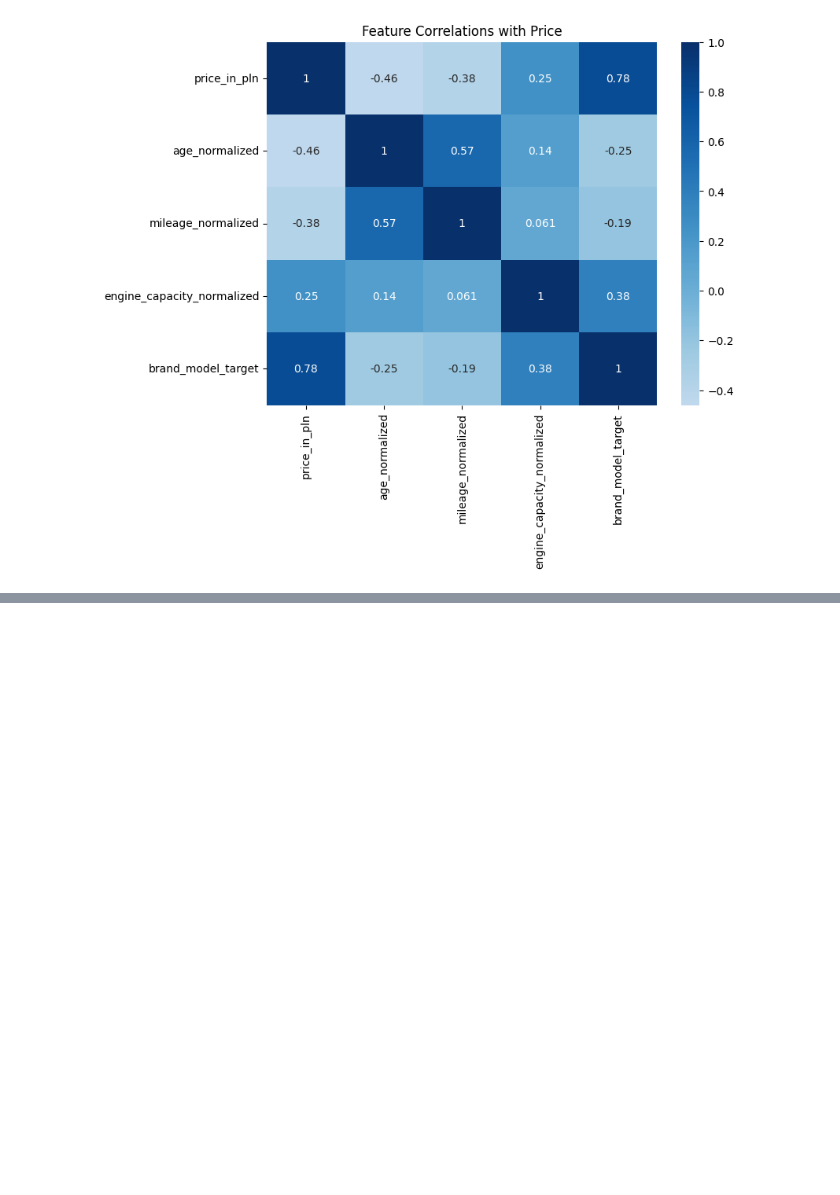
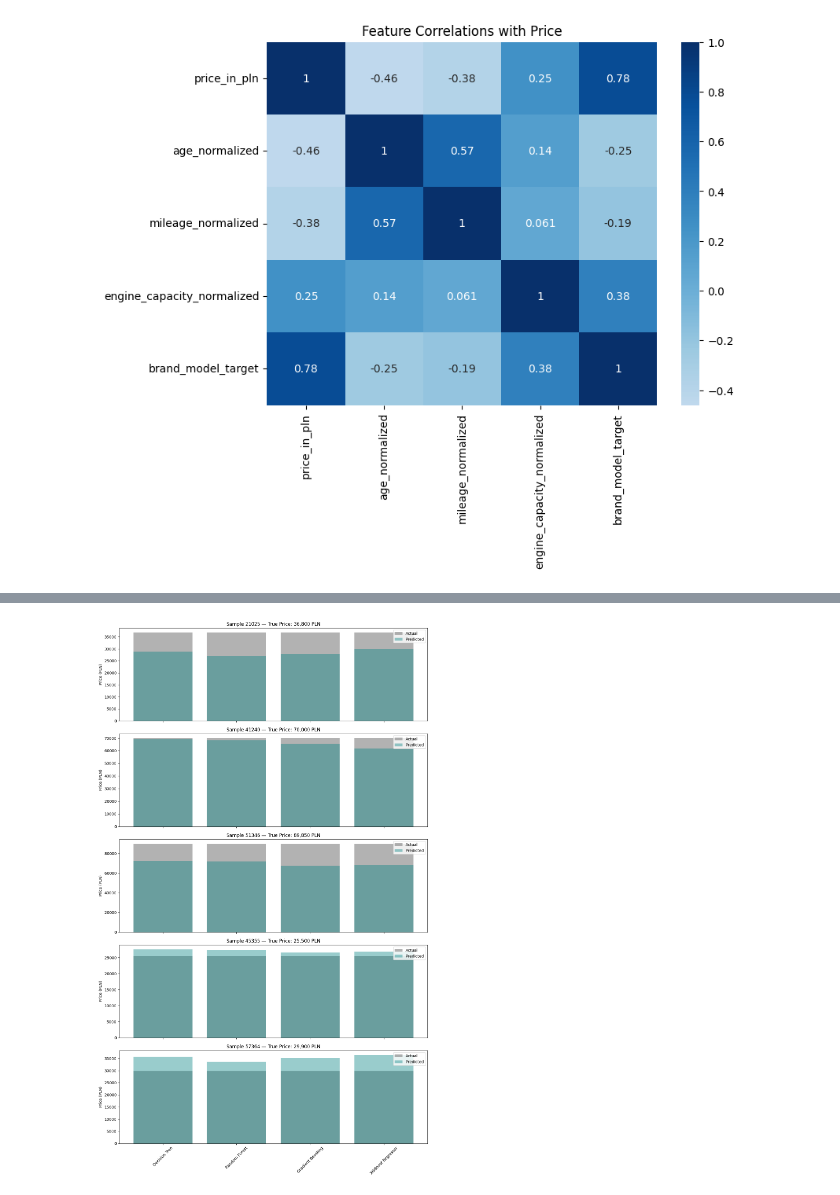
Before and after one commit to andreaalboni/Machine-Learning-Exam, a Jupyter notebook: exam.ipynb, the cells around one changed output, grey strips where cells are left out. Saved outputs shown, nothing was run; the diff lists cells and outputs as text; code cells hidden in the pictures; blank space fills up the shorter version.

```diff
--- a/exam.ipynb
+++ b/exam.ipynb
@@ -533,0 +542,66 @@ Model Performance Summary:
+# %%
+from joblib import load
+
+# Number of test samples to compare
+n_samples = 5
+
+# Randomly select samples from the test set
+random_indices = test_df.sample(n=n_samples, random_state=np.random.randint(0, 10000)).index
+x_samples = test_df.loc[random_indices]
+y_samples = y_test.loc[random_indices]
+
+# Store prediction results
+comparison_data = []
+
+# Loop through all models and make predictions
+for model_key, model_info in models.items():
+    model_name = model_info['name']
+    model_path = f"model_weights/{model_key}_model.joblib"
+
+    try:
+        model = load(model_path)
+        y_preds = model.predict(x_samples)
+
+        for i, idx in enumerate(random_indices):
+            comparison_data.append({
+                'model': model_name,
+                'sample_index': idx,
+                'actual_price': round(y_samples.loc[idx], 2),
+                'predicted_price': round(y_preds[i], 2),
+                'error': round(y_preds[i] - y_samples.loc[idx], 2)
+            })
+
+    except Exception as e:
+        print(f"Error loading model {model_key}: {e}")
+
+# Create a comparison DataFrame
+comparison_df = pd.DataFrame(comparison_data)
+
+# --- Visualization: Bar chart per sample ---
+fig, axes = plt.subplots(n_samples, 1, figsize=(12, 4 * n_samples), sharex=True)
+
+for i, idx in enumerate(random_indices):
+    ax = axes[i]
+    sample_data = comparison_df[comparison_df['sample_index'] == idx]
+
+    # Actual vs predicted bars
+    ax.bar(sample_data['model'], sample_data['actual_price'], label='Actual', alpha=0.6, color='gray')
+    ax.bar(sample_data['model'], sample_data['predicted_price'], label='Predicted', alpha=0.4, color='teal')
+
+    ax.set_title(f"Sample {idx} — True Price: {y_samples.loc[idx]:,.0f} PLN")
+    ax.set_ylabel("Price (PLN)")
+    ax.legend()
+
+plt.xticks(rotation=45)
+plt.tight_layout()
+plt.show()
+
+# Show the table summary
+# print("\nComparison of Models on Sample:")
+# print(comparison_df)
+# results_df = pd.DataFrame(result)
+# results_df = results_df.sort_values(by='r2', ascending=False)
+#print("\nModel Performance Summary:")
+#print(results_df)
+# %% [output]
+[figure, added]
```
Also changed, not shown: parts of 16 cells of this notebook, 2 other files.
